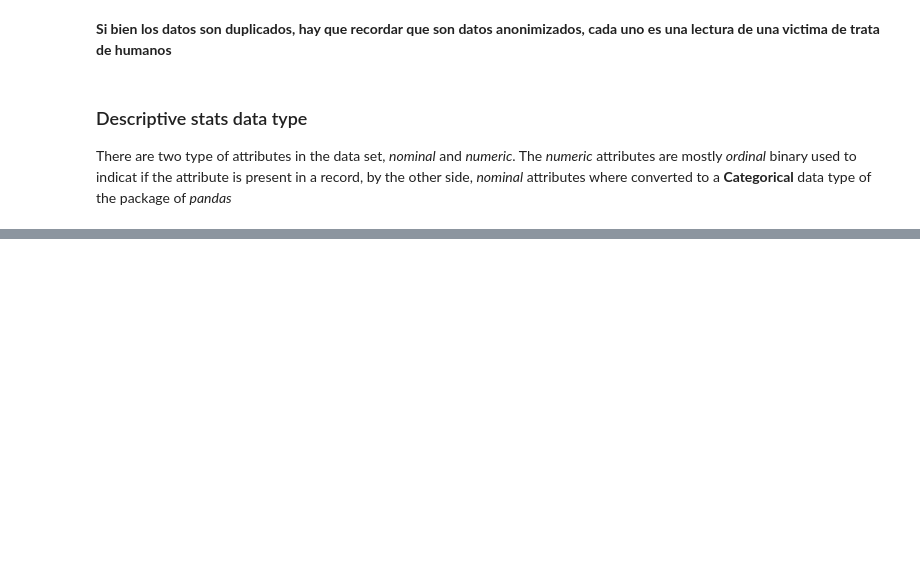
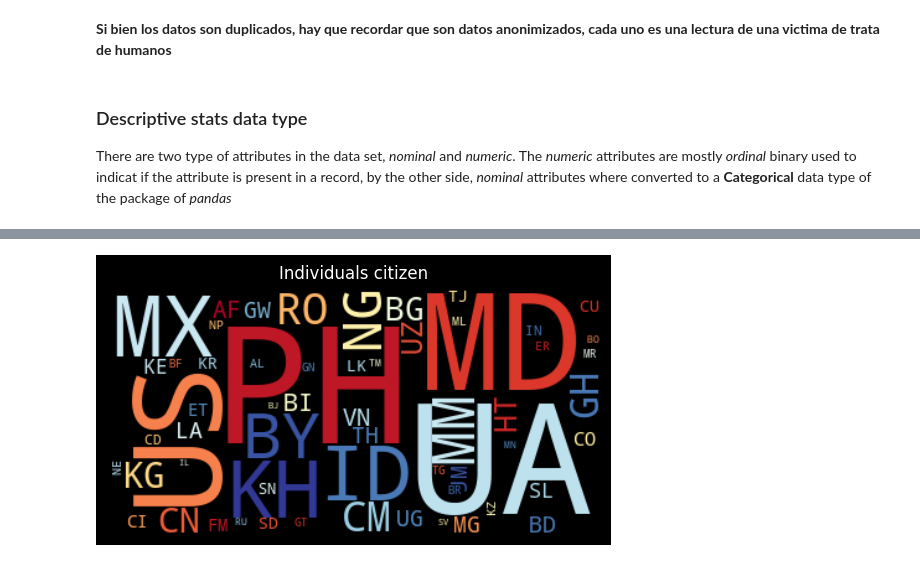
Before and after one commit to JPena-code/minig-course, a Jupyter notebook: EDA.ipynb, the cells around one changed output, grey strips where cells are left out. Cells and saved outputs as stored; diff of their text form; code cells hidden in the pictures; blank space fills up the shorter version.

```diff
--- a/EDA.ipynb
+++ b/EDA.ipynb
@@ -72,3 +82,34 @@ raw_data[columns_age_cat] = raw_data[columns_age_cat].astype(age_cat)
+# %%
+# Object to perform the word cloud plot
+word_cloud = WordCloud(
+    contour_color='white',
+    collocations=False,
+    mode='RGB',
+    background_color='black',
+    colormap='RdYlBu')
+
+# Categorical objects attributes
+categorical_columns = [
+    'ageBroad',
+    'Datasource',
+    'gender',
+    'majorityStatus',
+    'majorityStatusAtExploit',
+    'majorityEntry']
+
+# Categorical countries
+country_columns = [
+    'citizenship',
+    'CountryOfExploitation']
+
+# Method to convert country ISO2 to ISO numeric code
+def country_code(country):
+    try:
+        return pycountry.countries.lookup(country).numeric
+    except LookupError:
+        # It is a missing data and cannot be convert 'NaN'
+        # value of contry to numeric code
+        return -1
 # %% [markdown]
 # Descriptive analysis
 # %% [markdown]
@@ -147,0 +255,11 @@ Index(['yearOfRegistration', 'Datasource', 'gender', 'ageBroad',
+# %%
+# Word cloud of the individual citizen
+citizen = raw_data['citizenship'].dropna().value_counts()
+
+word_image = word_cloud.generate_from_frequencies(citizen)
+plt.imshow(word_cloud, interpolation='bilinear',)
+plt.title('Individuals citizen')
+plt.axis('off')
+plt.show()
+# %% [output]
+[figure, added]
```
Also changed, not shown: parts of 25 cells of this notebook, 1 other file.
